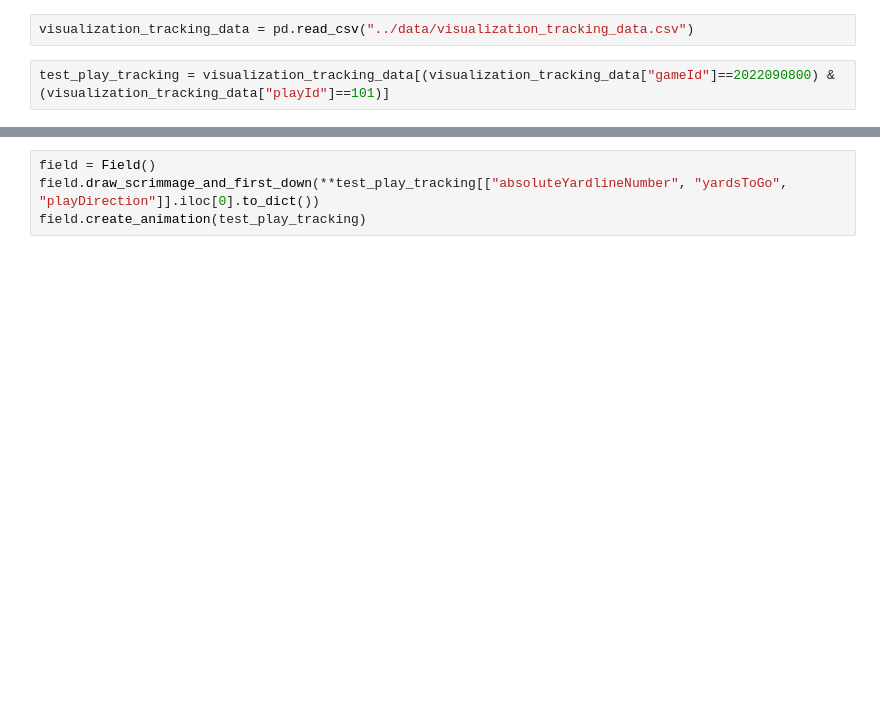
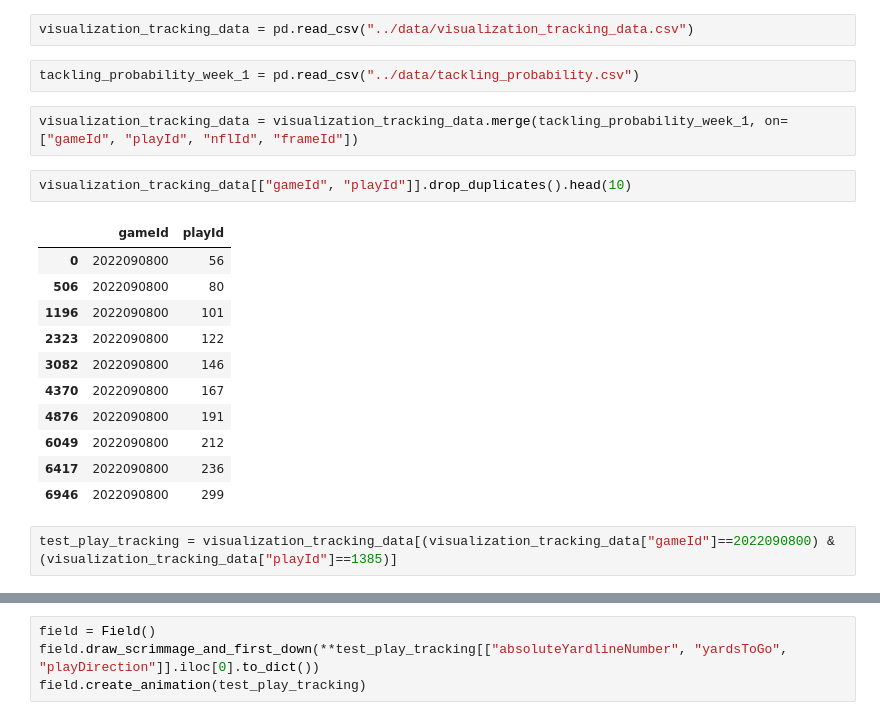
Before and after one commit to MLecardonnel/ExpectedTackling, a Jupyter notebook: notebooks/visualization.ipynb, the cells around one changed output, grey strips where cells are left out. Drawn from its saved outputs; the diff is of its cells as text; blank space fills up the shorter version.

Commit message:
Training and update visualization.

```diff
--- a/notebooks/visualization.ipynb
+++ b/notebooks/visualization.ipynb
@@ -7,5 +7,23 @@ import pandas as pd
 from expected_tackling.visualization import Field
 # %%
 visualization_tracking_data = pd.read_csv("../data/visualization_tracking_data.csv")
+# %%
+tackling_probability_week_1 = pd.read_csv("../data/tackling_probability.csv")
+# %%
+visualization_tracking_data = visualization_tracking_data.merge(tackling_probability_week_1, on=["gameId", "playId", "nflId", "frameId"])
+# %%
+visualization_tracking_data[["gameId", "playId"]].drop_duplicates().head(10)
+# %% [output]
+|  | gameId | playId |
+| 0 | 2022090800 | 56 |
+| 506 | 2022090800 | 80 |
+| 1196 | 2022090800 | 101 |
+| 2323 | 2022090800 | 122 |
+| 3082 | 2022090800 | 146 |
+| 4370 | 2022090800 | 167 |
+| 4876 | 2022090800 | 191 |
+| 6049 | 2022090800 | 212 |
+| 6417 | 2022090800 | 236 |
+| 6946 | 2022090800 | 299 |
 # %%
-test_play_tracking = visualization_tracking_data[(visualization_tracking_data["gameId"]==2022090800) & (visualization_tracking_data["playId"]==101)]
+test_play_tracking = visualization_tracking_data[(visualization_tracking_data["gameId"]==2022090800) & (visualization_tracking_data["playId"]==1385)]
```
Also changed, not shown: parts of 1 cell of this notebook, 5 other files.
